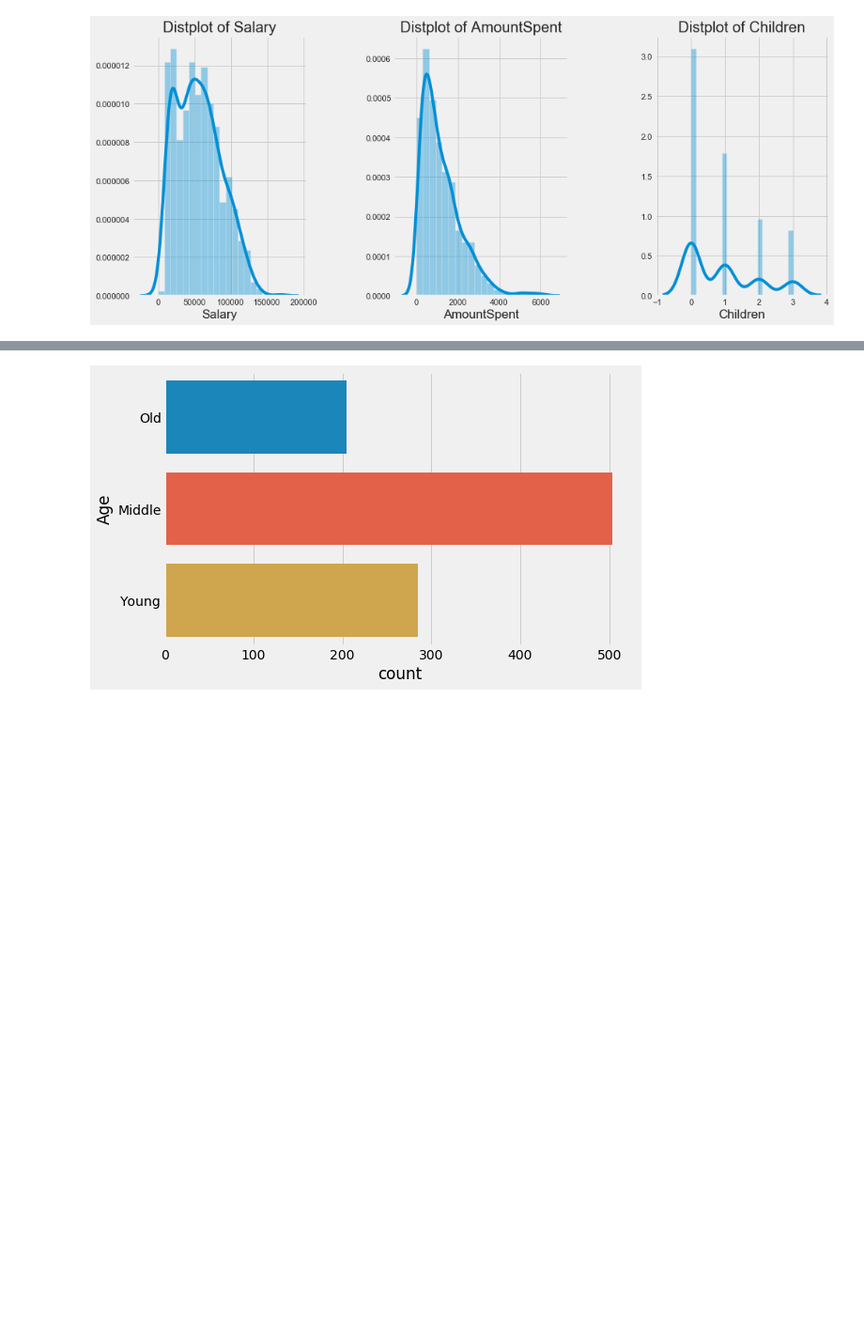
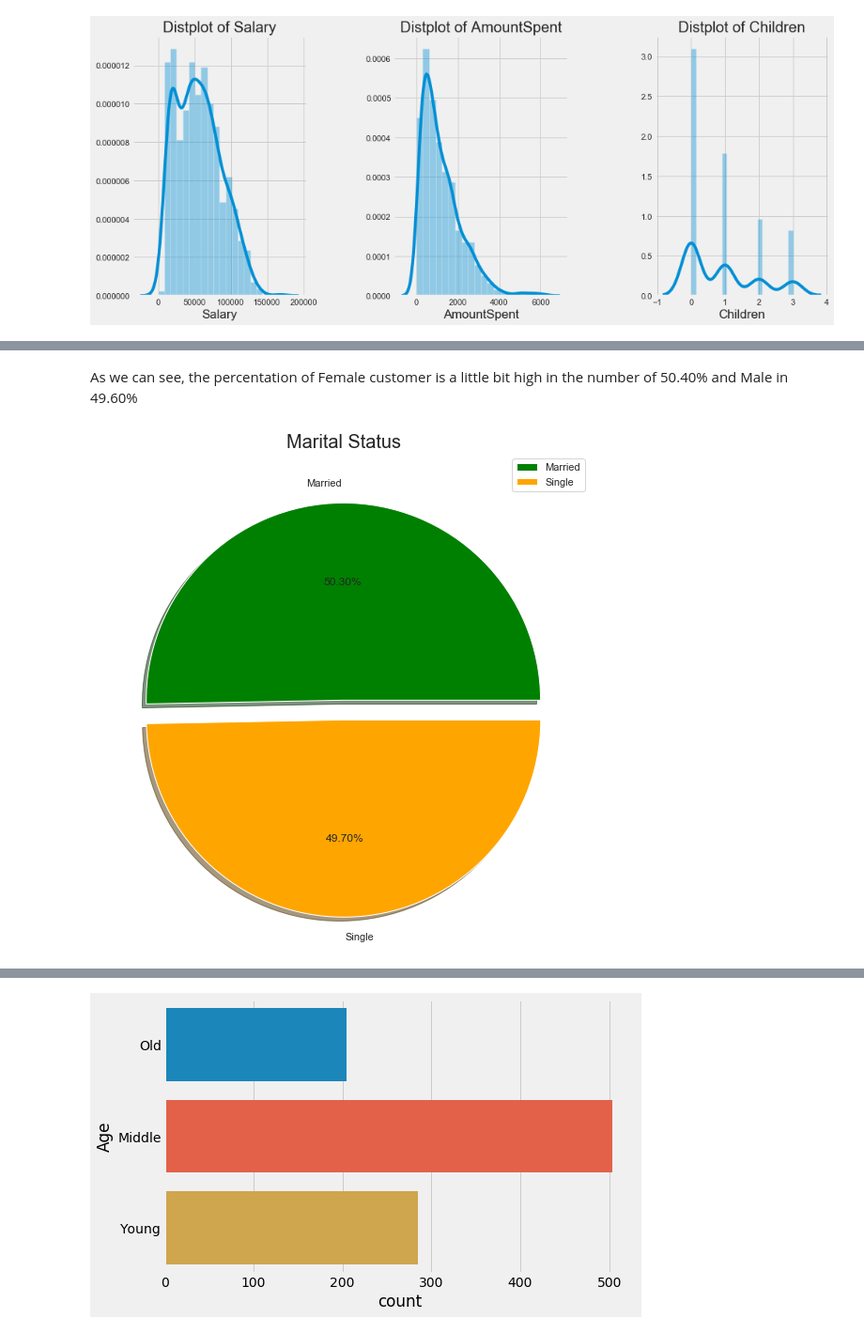
Before and after one commit to PradanaIndra/FinalProject, a Jupyter notebook: FinalProject_Pradana.ipynb, the cells around one changed output, grey strips where cells are left out. Shown at 94% size. Drawn from its saved outputs; the diff is of its cells as text; code cells hidden in the pictures; blank space fills up the shorter version.

```diff
--- a/FinalProject_Pradana.ipynb
+++ b/FinalProject_Pradana.ipynb
@@ -204,0 +221,16 @@ plt.show()
+# %% [markdown]
+As we can see, the percentation of Female customer is a little bit high in the number of 50.40% and Male in 49.60%
+# %%
+labels = ['Married', 'Single']
+size = df['Married'].value_counts()
+colors = ['green', 'orange']
+explode = [0, 0.1]
+
+plt.rcParams['figure.figsize'] = (9, 9)
+plt.pie(size, colors = colors, explode = explode, labels = labels, shadow = True, autopct = '%.2f%%')
+plt.title('Marital Status', fontsize = 20)
+plt.axis('off')
+plt.legend()
+plt.show()
+# %% [output]
+[figure, added]
```
Also changed, not shown: parts of 25 cells of this notebook.
